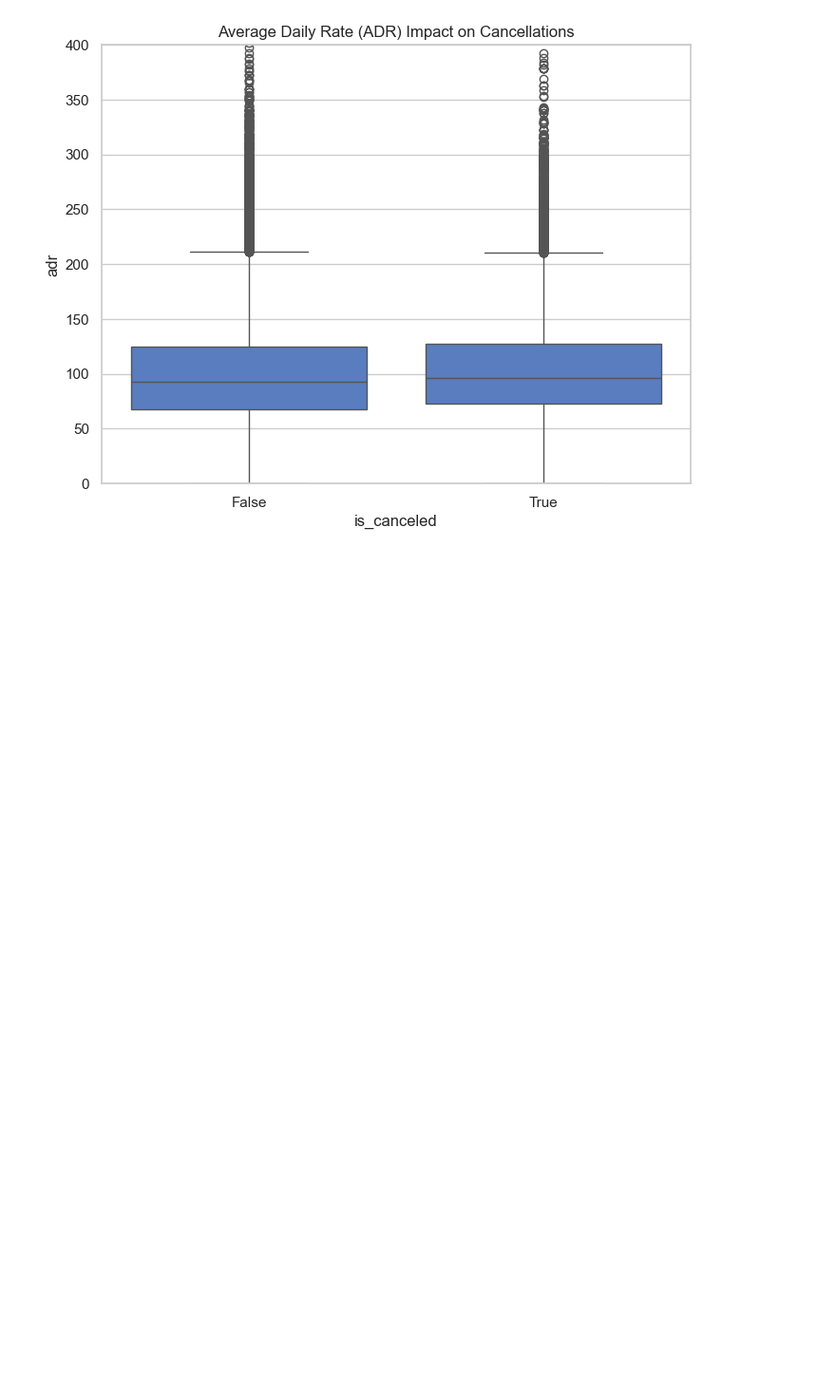
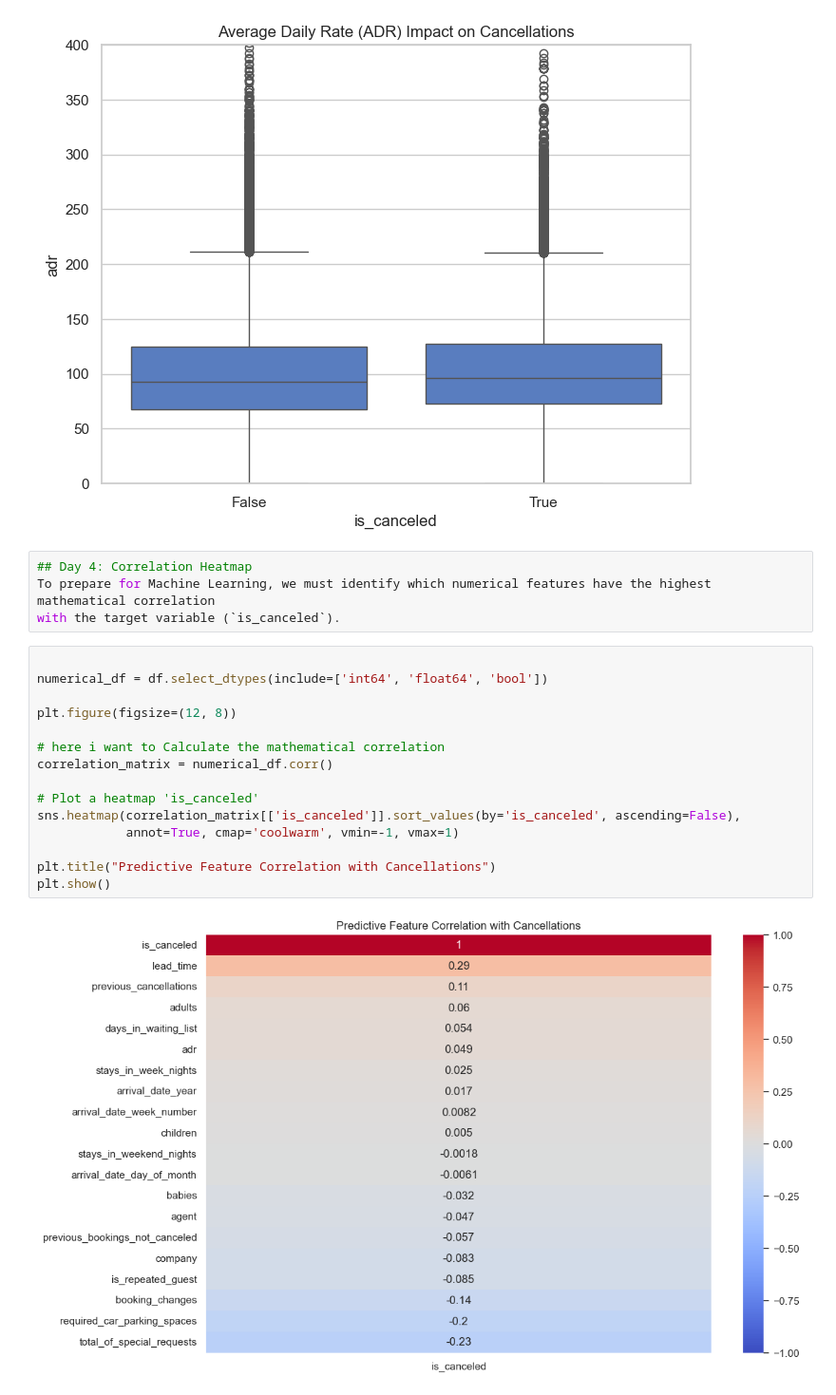
Before and after one commit to KrishnaveniMitukula/Hotel-Analytics-Project, a Jupyter notebook: Exploratory_Data_Analysis.ipynb.ipynb, the cells around one changed output. Shown at 95% size. Drawn from its saved outputs; the diff is of its cells as text; blank space fills up the shorter version.

Commit message:
feat: Calculated feature correlation matrix to prepare for Machine Learning

```diff
--- a/Exploratory_Data_Analysis.ipynb.ipynb
+++ b/Exploratory_Data_Analysis.ipynb.ipynb
@@ -54,3 +55,24 @@ plt.ylim(0, 400)
 plt.show()
 # %% [output]
 [figure]
+# %%
+## Day 4: Correlation Heatmap
+To prepare for Machine Learning, we must identify which numerical features have the highest mathematical correlation
+with the target variable (`is_canceled`).
+# %%
+
+numerical_df = df.select_dtypes(include=['int64', 'float64', 'bool'])
+
+plt.figure(figsize=(12, 8))
+
+# here i want to Calculate the mathematical correlation
+correlation_matrix = numerical_df.corr()
+
+# Plot a heatmap 'is_canceled'
+sns.heatmap(correlation_matrix[['is_canceled']].sort_values(by='is_canceled', ascending=False),
+            annot=True, cmap='coolwarm', vmin=-1, vmax=1)
+
+plt.title("Predictive Feature Correlation with Cancellations")
+plt.show()
+# %% [output]
+[figure, added]
```
Also changed, not shown: parts of 3 cells of this notebook.
